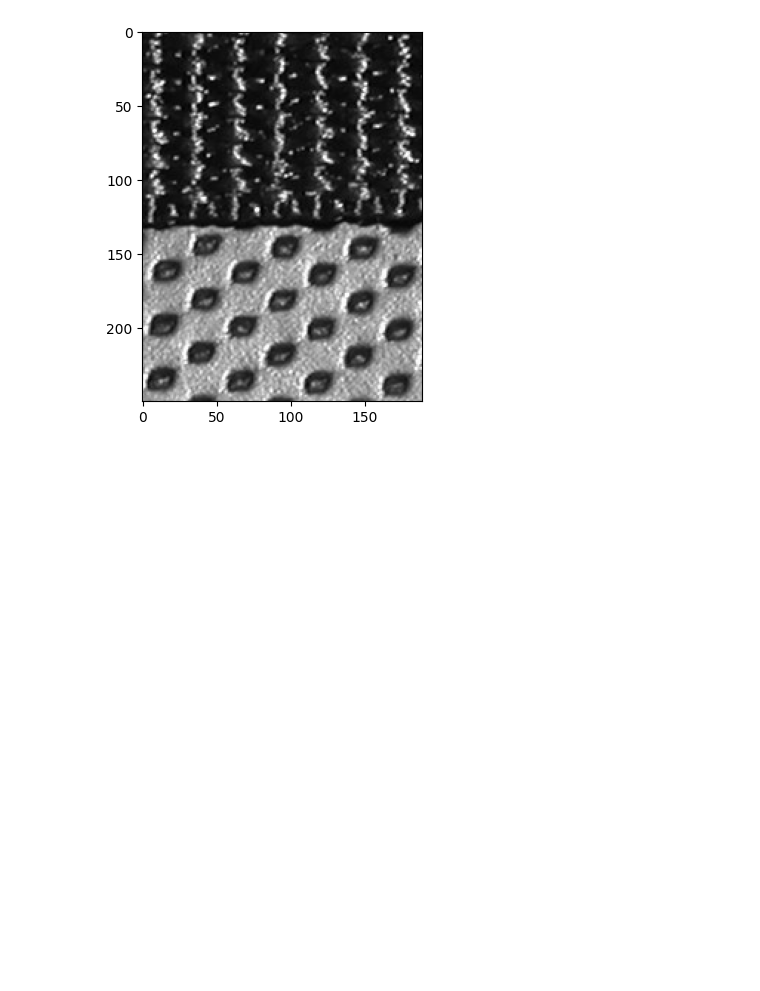
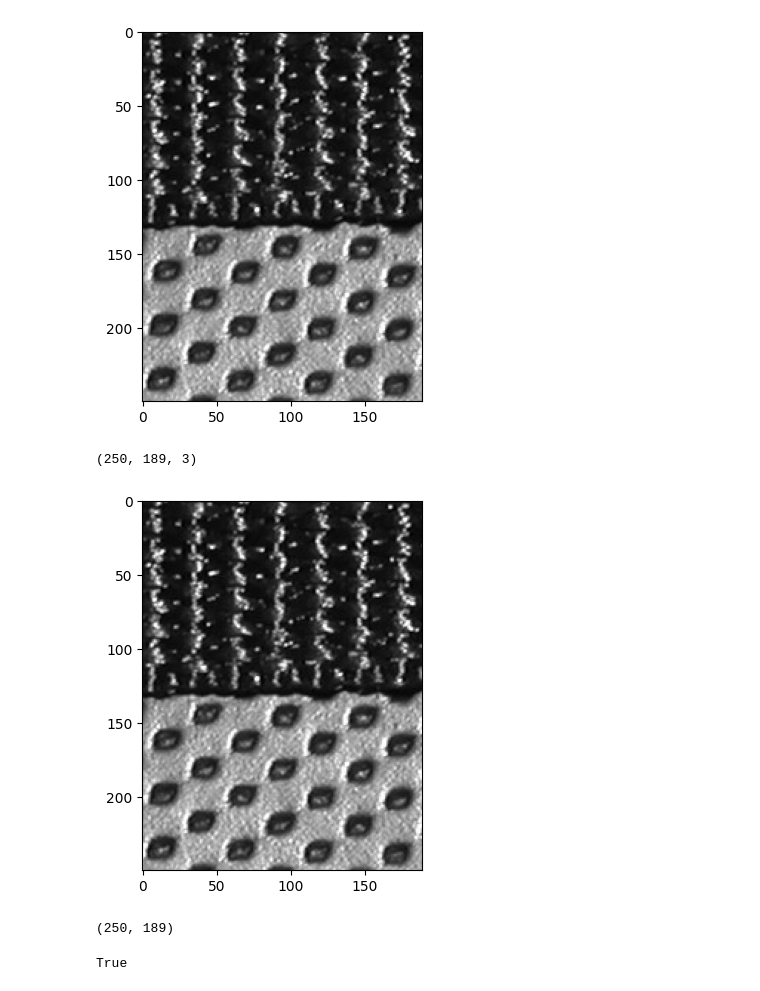
Before and after one commit to ChanonTee/Adjacency-Pixel, a Jupyter notebook: lab_2_adjacency.ipynb, the cells around one changed output. Saved outputs shown, nothing was run; the diff lists cells and outputs as text; code cells hidden in the pictures; blank space fills up the shorter version.

```diff
--- a/lab_2_adjacency.ipynb
+++ b/lab_2_adjacency.ipynb
@@ -32,3 +32,22 @@ plt.imshow(new_image)
 plt.show()
 # %% [output]
 [figure]
+# %%
+new_image.shape
+# %% [output]
+(250, 189, 3)
+# %%
+image_gray = cv2.cvtColor(image, cv2.COLOR_BGR2GRAY)
+# %%
+plt.imshow(image_gray, cmap='gray')
+plt.show()
+# %% [output]
+[figure, added]
+# %%
+image_gray.shape
+# %% [output]
+(250, 189)
+# %%
+cv2.imwrite('bag_gray_cv.png', image_gray)
+# %% [output]
+True
```
Also changed, not shown: parts of 13 cells of this notebook, 1 other file.
